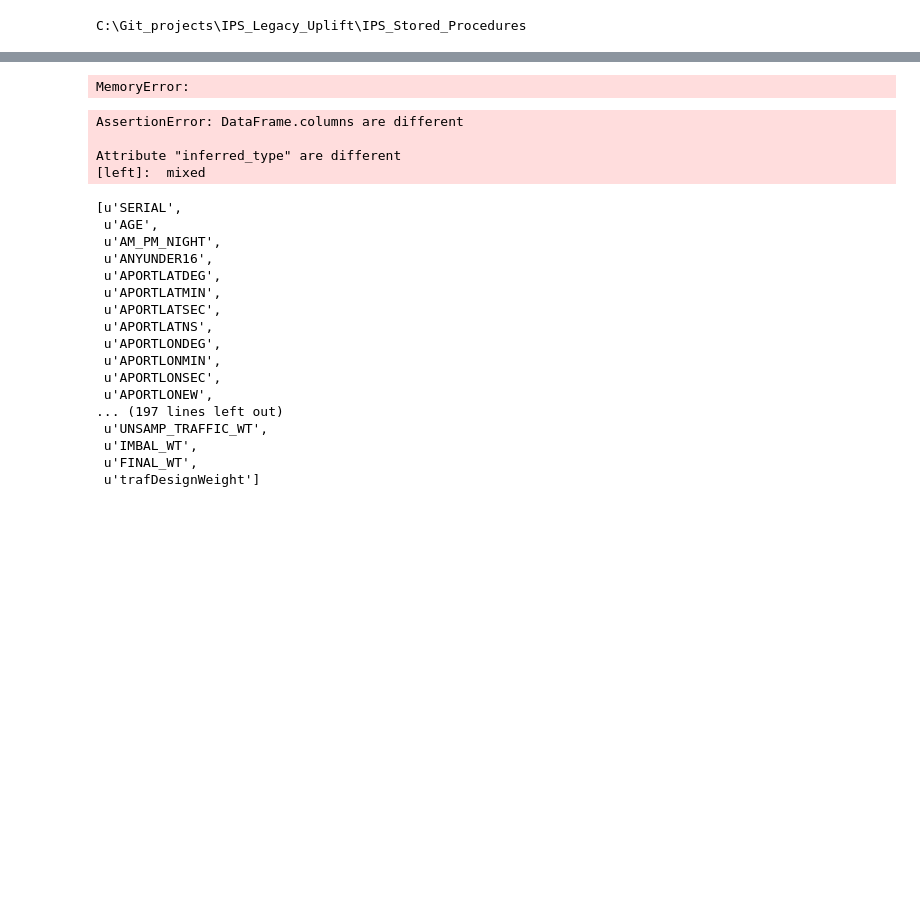
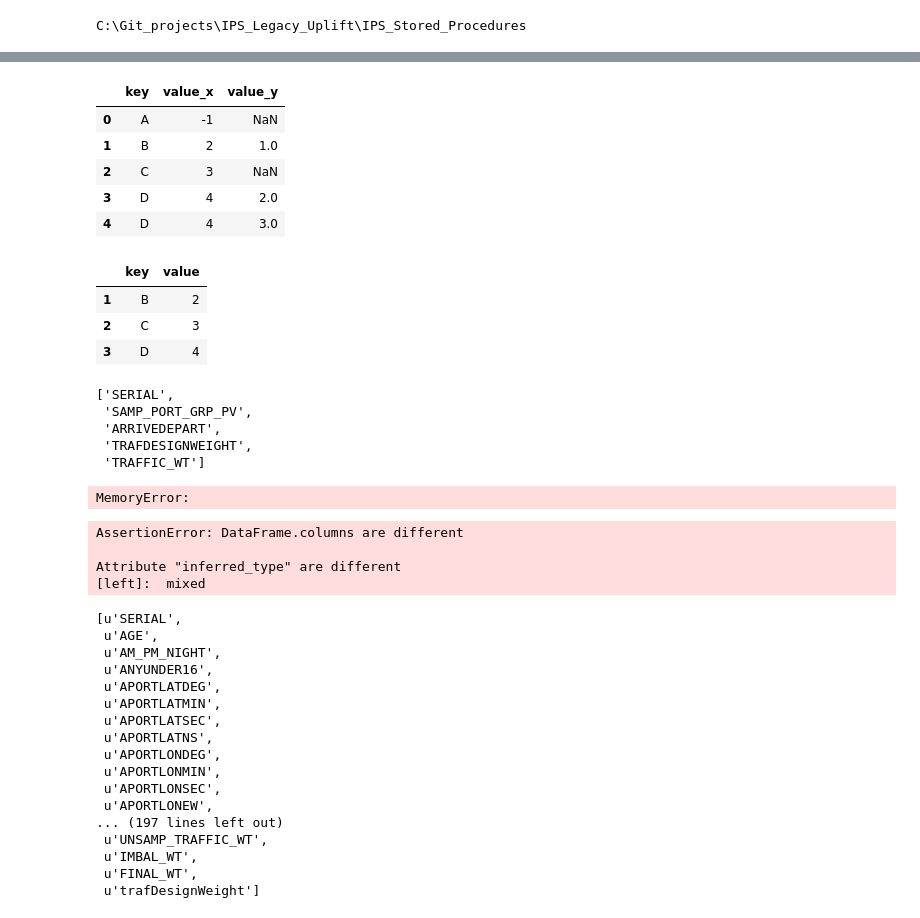
Before and after one commit to martyncolmer/ips_legacy_uplift, a Jupyter notebook: IPS_Stored_Procedures/IPS_traffic_weight_calc_jupyter.ipynb, the cells around one changed output, grey strips where cells are left out. Saved outputs shown, nothing was run; the diff lists cells and outputs as text; code cells hidden in the pictures; blank space fills up the shorter version.

```diff
--- a/IPS_Stored_Procedures/IPS_traffic_weight_calc_jupyter.ipynb
+++ b/IPS_Stored_Procedures/IPS_traffic_weight_calc_jupyter.ipynb
@@ -98,0 +349,7 @@ assert_frame_equal(df_survey, df) # these are equal
+# %%
+df1 = pd.DataFrame({'key': ['A', 'B', 'C', 'D'],'value': [-1 ,2, 3, 4]})
+
+df2 = pd.DataFrame({'key': ['B', 'D', 'D', 'E'],'value': [1, 2, 3, 4]})
+
+#df1.merge(df2, on='key', how='inner')
+df1
@@ -98,0 +370,42 @@ assert_frame_equal(df_survey, df) # these are equal
+# %%
+m = pd.merge(df1, df2, on='key', how='left')
+m
+# %% [output]
+|  | key | value_x | value_y |
+| 0 | A | -1 | NaN |
+| 1 | B | 2 | 1.0 |
+| 2 | C | 3 | NaN |
+| 3 | D | 4 | 2.0 |
+| 4 | D | 4 | 3.0 |
+# %%
+def f(row):
+    if (row['value'] > 0):
+        return row['value']*row['value']
+
+#df1['new'] = df1.apply(f, axis=1)
+
+#df1["new"] = np.where(df1["value"]>0, df1["value"] * df1["value"], 0)
+# df_new = df1.apply(f, axis=1)
+# df_new
+
+df1 = df1[df1['value'] > 0]
+df1
+# %% [output]
+|  | key | value |
+| 1 | B | 2 |
+| 2 | C | 3 |
+| 3 | D | 4 |
+# %%
+mylist = [var_serialNum, StrataDef, var_priorWeight, var_trafficWeight]
+mylist
+
+def flatten(l): return flatten(l[0]) + (flatten(l[1:]) if len(l) > 1 else []) if type(l) is list else [l]
+
+flat_list = flatten(mylist)
+flat_list
+# %% [output]
+['SERIAL',
+ 'SAMP_PORT_GRP_PV',
+ 'ARRIVEDEPART',
+ 'TRAFDESIGNWEIGHT',
+ 'TRAFFIC_WT']
```
Also changed, not shown: parts of 24 cells of this notebook, 3 other files.
